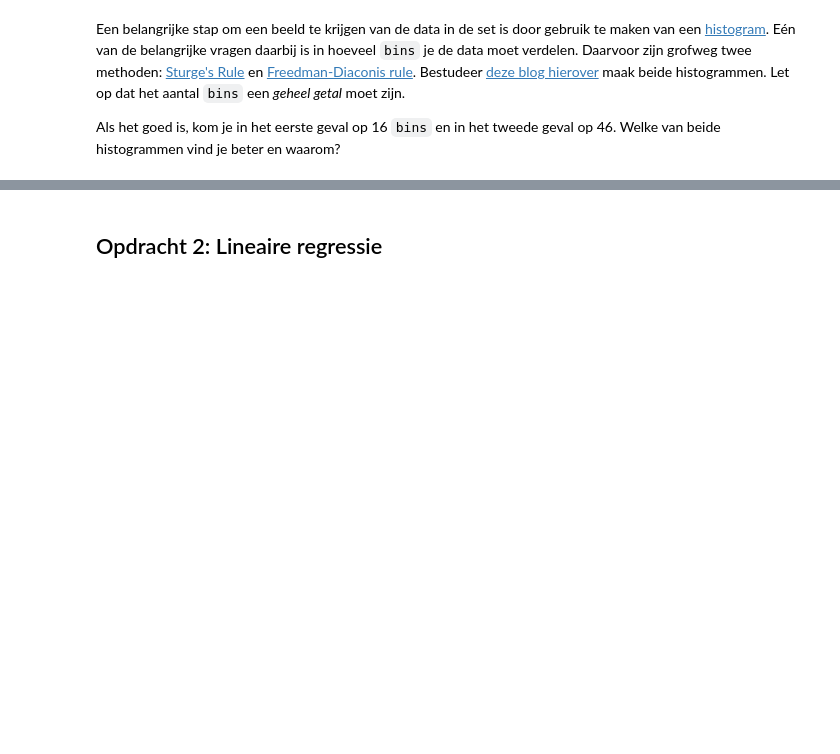
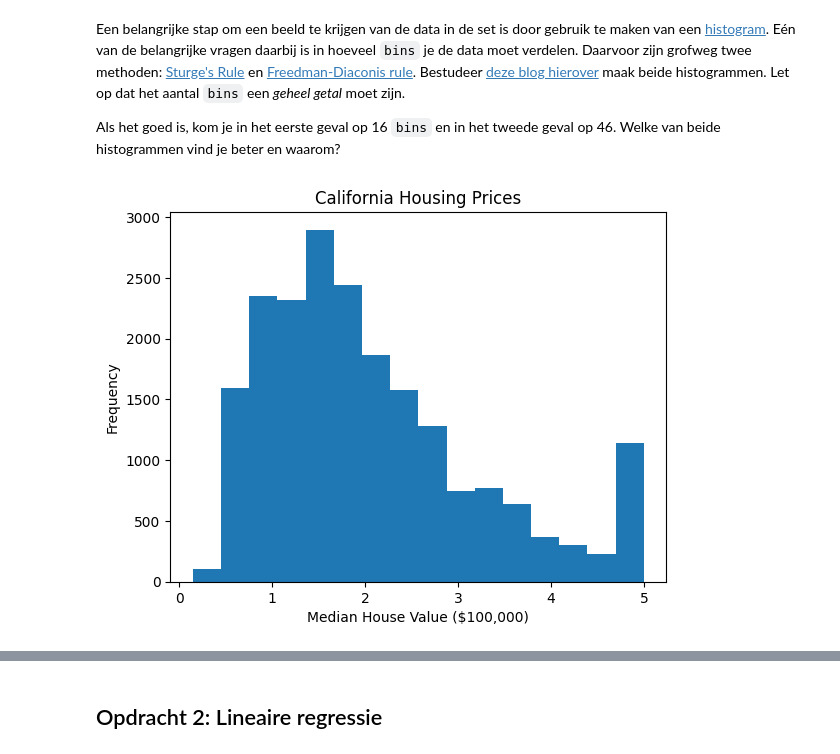
Before and after one commit to hanze-hbo-ict/Machine-Learning, a Jupyter notebook: docs/files/intro notebook en sklearn.ipynb, the cells around one changed output, grey strips where cells are left out. Cells and saved outputs as stored; diff of their text form; code cells hidden in the pictures; blank space fills up the shorter version.

```diff
--- a/docs/files/intro notebook en sklearn.ipynb
+++ b/docs/files/intro notebook en sklearn.ipynb
@@ -49,7 +71,16 @@ Als het goed is, kom je in het eerste geval op 16 `bins` en in het tweede geval
 # %%
 # histogram met Sturge's Rule
-m,n = X.shape
 
-# YOUR CODE HERE
+bins = 1 + np.log2(m)
+bins = np.ceil(bins)
+bins = int(bins)
+
+plt.hist(y, bins=bins)
+plt.xlabel('Median House Value ($100,000)')
+plt.ylabel('Frequency')
+plt.title('California Housing Prices')
+plt.show()
+# %% [output]
+[figure, added]
 # %%
 # histogram met Freedman-Diaconis rule
```
Also changed, not shown: parts of 15 cells of this notebook, 8 other files.
